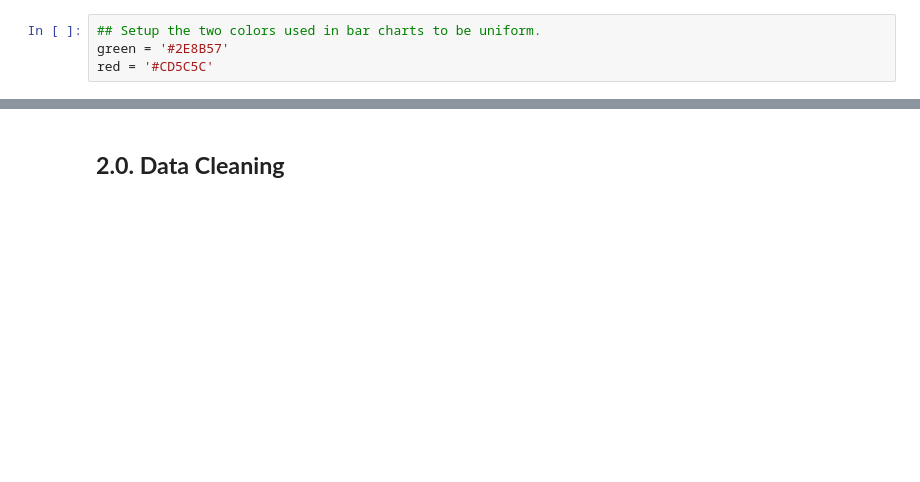
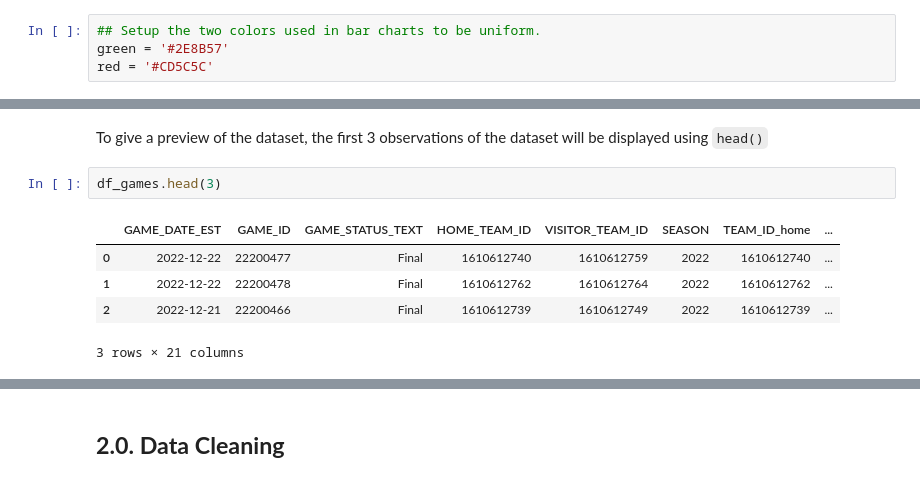
Before and after one commit to joshuanicoo/DATA100-EDA-Finals, a Jupyter notebook: main.ipynb, the cells around one changed output, grey strips where cells are left out. Saved outputs shown, nothing was run; the diff lists cells and outputs as text; blank space fills up the shorter version.

```diff
--- a/main.ipynb
+++ b/main.ipynb
@@ -26,0 +159,10 @@ df_games = pd.read_csv('./Unclean Data/games.csv')
+# %% [markdown]
+To give a preview of the dataset, the first 3 observations of the dataset will be displayed using `head()`
+# %%
+df_games.head(3)
+# %% [output]
+|  | GAME_DATE_EST | GAME_ID | GAME_STATUS_TEXT | HOME_TEAM_ID | VISITOR_TEAM_ID | SEASON | TEAM_ID_home | ... |
+| 0 | 2022-12-22 | 22200477 | Final | 1610612740 | 1610612759 | 2022 | 1610612740 | ... |
+| 1 | 2022-12-22 | 22200478 | Final | 1610612762 | 1610612764 | 2022 | 1610612762 | ... |
+| 2 | 2022-12-21 | 22200466 | Final | 1610612739 | 1610612749 | 2022 | 1610612739 | ... |
+3 rows × 21 columns
```
Also changed, not shown: parts of 41 cells of this notebook.
